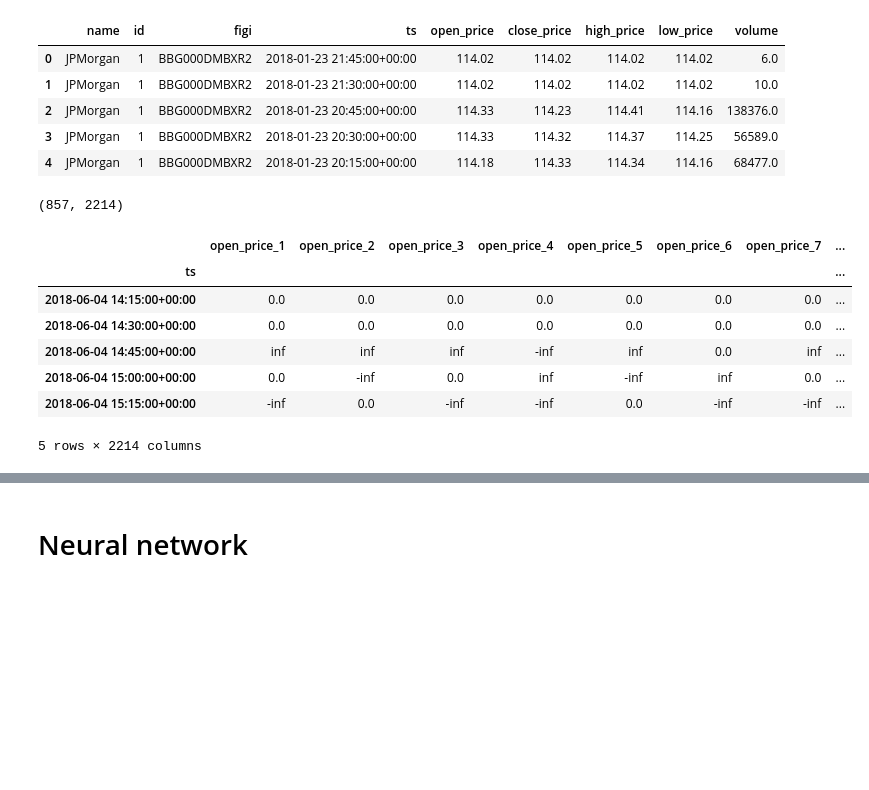
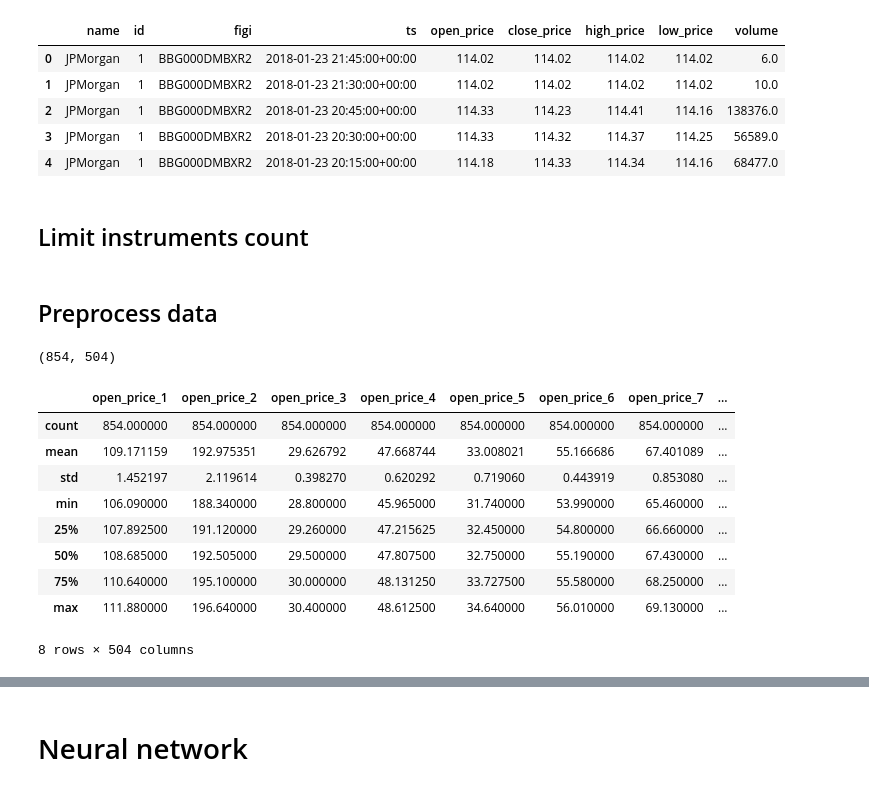
Before and after one commit to crabio/tinkoff-invest-bot, a Jupyter notebook: candles_analyzer/main.ipynb, the cells around one changed output, grey strips where cells are left out. Saved outputs shown, nothing was run; the diff lists cells and outputs as text; code cells hidden in the pictures; blank space fills up the shorter version.

```diff
--- a/candles_analyzer/main.ipynb
+++ b/candles_analyzer/main.ipynb
@@ -60,3 +60,7 @@ df.head()
 | 2 | JPMorgan | 1 | BBG000DMBXR2 | 2018-01-23 20:45:00+00:00 | 114.33 | 114.23 | 114.41 | 114.16 | 138376.0 |
 | 3 | JPMorgan | 1 | BBG000DMBXR2 | 2018-01-23 20:30:00+00:00 | 114.33 | 114.32 | 114.37 | 114.25 | 56589.0 |
 | 4 | JPMorgan | 1 | BBG000DMBXR2 | 2018-01-23 20:15:00+00:00 | 114.18 | 114.33 | 114.34 | 114.16 | 68477.0 |
+# %% [markdown]
+## Limit instruments count
+# %%
+df = df[df["id"] < 100]
@@ -63,7 +69,9 @@ df.head()
+# %% [markdown]
+## Preprocess data
 # %%
+metric_names = ['open_price','close_price','high_price','low_price','volume']
+
 df_data_set = pd.DataFrame()
-
-metric_names = ['open_price','close_price','high_price','low_price','volume']
 
 for metric_name in metric_names:
     # Pivot table and create data set part with single metric
@@ -82,50 +90,58 @@ df_data_set['day'] = df_data_set.index.day
 df_data_set['weekday'] = df_data_set.index.weekday
 df_data_set['hour'] = df_data_set.index.hour
 df_data_set['minute'] = df_data_set.index.minute
 
 # Add target column
 target_name = 'open_price'
 # Pivot table and create data set part with single metric
 df_buf = df.pivot(index='ts', columns='id')[target_name]
 # Add target metric
 df_buf = df_buf.shift(-1)
 # Rename column
 df_buf.columns = ['target_%d' % x for x in df_buf.columns]
 # Concat dataset
 df_data_set = pd.concat([df_data_set, df_buf], axis=1, sort=False)
 
 # Fill NAN
 df_data_set = df_data_set.fillna(method='ffill')
 
 # Remove nan
 df_data_set = df_data_set.dropna()
 
 # Create non time columns list
 data_columns_list = [x for x in df_data_set.columns if re.match('.*_\d+', x) is not None]
-# Calc percentage
-df_data_set[data_columns_list] /= df_data_set[data_columns_list].iloc[0]
-# Calc derivative for each column
-df_data_set[data_columns_list] = df_data_set[data_columns_list].diff()
-# Fill first row with zeros
-df_data_set = df_data_set.fillna(0)
 
 # Calc percentage
-df_data_set /= df_data_set.iloc[0]
+# df_data_set[data_columns_list] /= df_data_set[data_columns_list].iloc[0]
 # Calc derivative for each column
-df_data_set = df_data_set[data_columns_list].diff()
-# Fill first row with zeros
-df_data_set = df_data_set.fillna(0)
+# df_data_set[data_columns_list] = df_data_set[data_columns_list].diff()
+# # Fill first row with zeros
+# df_data_set = df_data_set.fillna(0)
+
+# Normalize data
+column_normalizer = {'year':3000, 'month':12, 'day':31, 'weekday':7, 'hour':24, 'minute':60}
+for column_name, normalizer_val in column_normalizer.items():
+    df_data_set[column_name] /= normalizer_val
+
+# # Calc percentage
+# # df_data_set /= df_data_set.iloc[0]
+# # Calc derivative for each column
+# df_data_set = df_data_set.diff()
+# # Fill first row with zeros
+# df_data_set = df_data_set.fillna(0)
 
 print(df_data_set.shape)
-df_data_set.head()
+df_data_set.describe()
 # %% [output]
-(857, 2214)
+(854, 504)
 |  | open_price_1 | open_price_2 | open_price_3 | open_price_4 | open_price_5 | open_price_6 | open_price_7 | ... |
-| ts |  |  |  |  |  |  |  | ... |
-| 2018-06-04 14:15:00+00:00 | 0.0 | 0.0 | 0.0 | 0.0 | 0.0 | 0.0 | 0.0 | ... |
-| 2018-06-04 14:30:00+00:00 | 0.0 | 0.0 | 0.0 | 0.0 | 0.0 | 0.0 | 0.0 | ... |
-| 2018-06-04 14:45:00+00:00 | inf | inf | inf | -inf | inf | 0.0 | inf | ... |
-| 2018-06-04 15:00:00+00:00 | 0.0 | -inf | 0.0 | inf | -inf | inf | 0.0 | ... |
-| 2018-06-04 15:15:00+00:00 | -inf | 0.0 | -inf | -inf | 0.0 | -inf | -inf | ... |
+| count | 854.000000 | 854.000000 | 854.000000 | 854.000000 | 854.000000 | 854.000000 | 854.000000 | ... |
+| mean | 109.171159 | 192.975351 | 29.626792 | 47.668744 | 33.008021 | 55.166686 | 67.401089 | ... |
+| std | 1.452197 | 2.119614 | 0.398270 | 0.620292 | 0.719060 | 0.443919 | 0.853080 | ... |
+| min | 106.090000 | 188.340000 | 28.800000 | 45.965000 | 31.740000 | 53.990000 | 65.460000 | ... |
+| 25% | 107.892500 | 191.120000 | 29.260000 | 47.215625 | 32.450000 | 54.800000 | 66.660000 | ... |
+| 50% | 108.685000 | 192.505000 | 29.500000 | 47.807500 | 32.750000 | 55.190000 | 67.430000 | ... |
+| 75% | 110.640000 | 195.100000 | 30.000000 | 48.131250 | 33.727500 | 55.580000 | 68.250000 | ... |
+| max | 111.880000 | 196.640000 | 30.400000 | 48.612500 | 34.640000 | 56.010000 | 69.130000 | ... |
-5 rows × 2214 columns
+8 rows × 504 columns
 # %%
```
Also changed, not shown: parts of 6 cells of this notebook.
